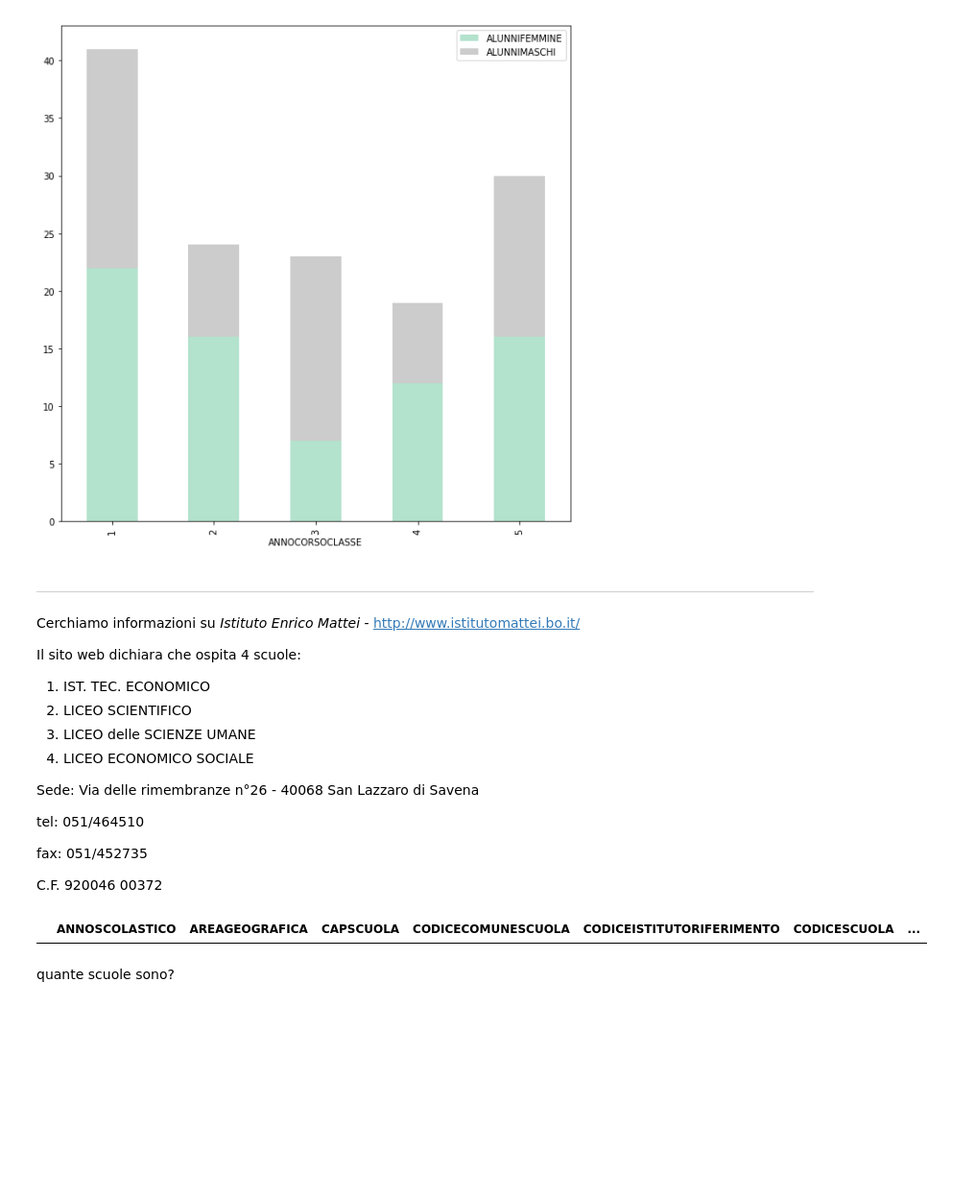
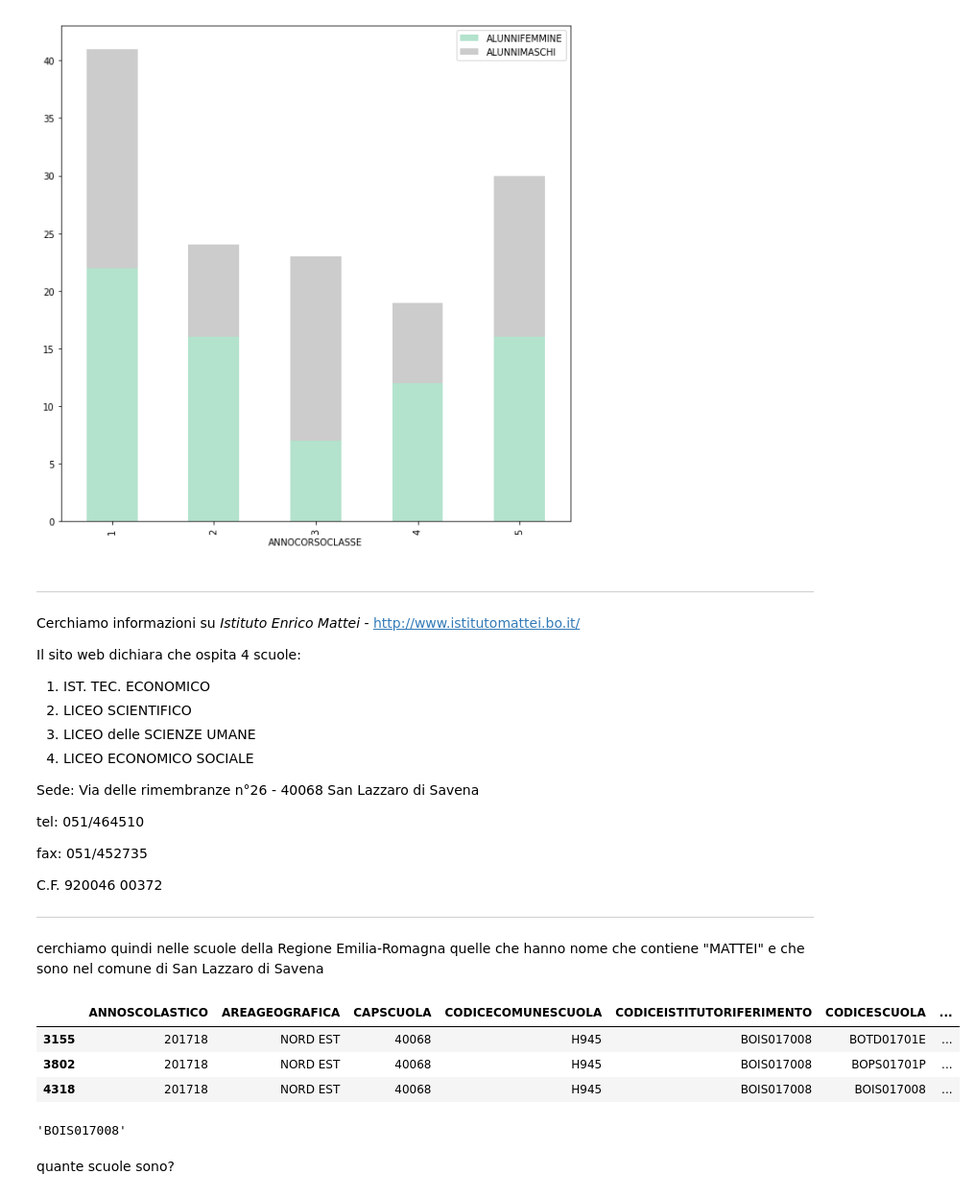
Before and after one commit to napo/opendatamiur, a Jupyter notebook: MIUR_OpenData.ipynb, the cells around one changed output. Shown at 96% size. Drawn from its saved outputs; the diff is of its cells as text; code cells hidden in the pictures; blank space fills up the shorter version.

```diff
--- a/MIUR_OpenData.ipynb
+++ b/MIUR_OpenData.ipynb
@@ -907,12 +910,23 @@ tel: 051/464510
 fax: 051/452735
 
 C.F. 920046 00372
+
+---
+cerchiamo quindi nelle scuole della Regione Emilia-Romagna quelle che hanno nome che contiene "MATTEI" e che sono nel comune di San Lazzaro di Savena
 # %%
-scuole_RER[(scuole_RER.DENOMINAZIONESCUOLA.str.contains('mattei', na=False))]
+scuole_RER[(scuole_RER.DENOMINAZIONESCUOLA.str.contains('MATTEI', na=False) & (scuole_RER.DESCRIZIONECOMUNE=='SAN LAZZARO DI SAVENA'))]
 # %% [output]
 |  | ANNOSCOLASTICO | AREAGEOGRAFICA | CAPSCUOLA | CODICECOMUNESCUOLA | CODICEISTITUTORIFERIMENTO | CODICESCUOLA | ... |
+| 3155 | 201718 | NORD EST | 40068 | H945 | BOIS017008 | BOTD01701E | ... |
+| 3802 | 201718 | NORD EST | 40068 | H945 | BOIS017008 | BOPS01701P | ... |
+| 4318 | 201718 | NORD EST | 40068 | H945 | BOIS017008 | BOIS017008 | ... |
 # %%
 istituto_enrico_mattei = scuole_RER[scuole_RER.CODICEISTITUTORIFERIMENTO=='BOIS017008']
+# %%
+codiceistituto_enrico_mattei = istituto_enrico_mattei.CODICEISTITUTORIFERIMENTO.unique()[0]
+codiceistituto_enrico_mattei
+# %% [output]
+'BOIS017008'
 # %% [markdown]
 quante scuole sono?
 # %%
```
Also changed, not shown: parts of 31 cells of this notebook.
